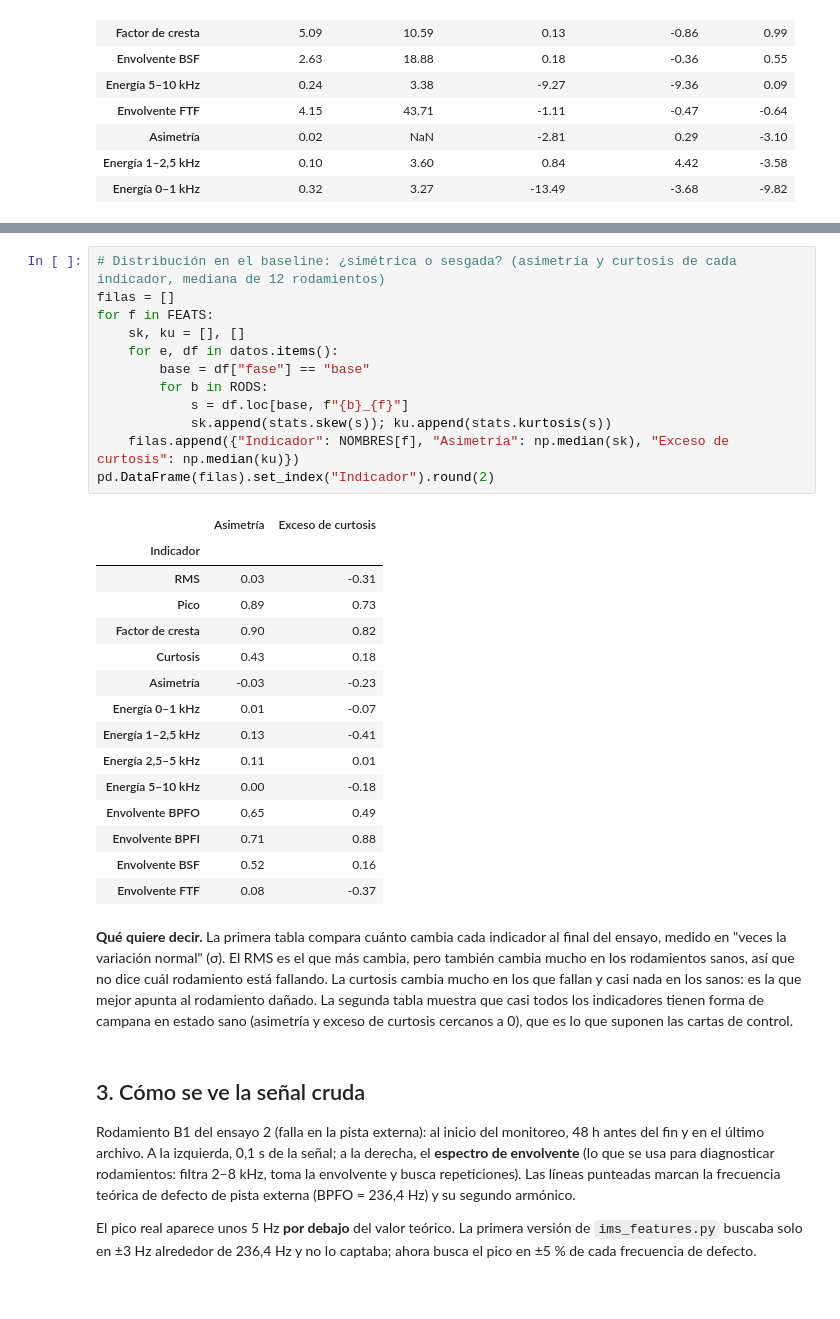
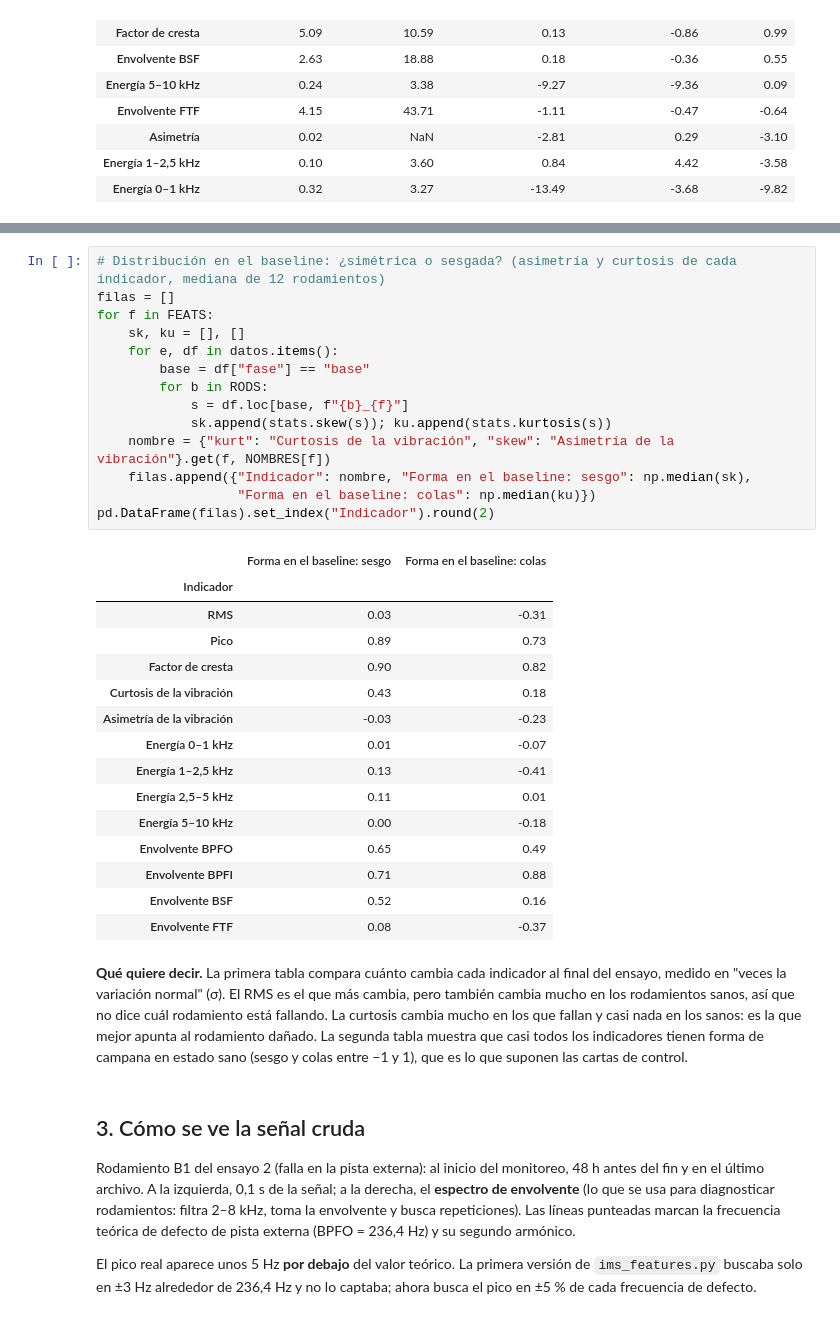
Before and after one commit to mcarocantillo/Mantenimiento-predictivo, a Jupyter notebook: eda_ims.ipynb, the cells around one changed output, grey strips where cells are left out. Drawn from its saved outputs; the diff is of its cells as text.

```diff
--- a/eda_ims.ipynb
+++ b/eda_ims.ipynb
@@ -320,23 +337,25 @@ perfil.sort_values("Separación (σ)", ascending=False).round(2)
 # %%
 # Distribución en el baseline: ¿simétrica o sesgada? (asimetría y curtosis de cada indicador, mediana de 12 rodamientos)
 filas = []
 for f in FEATS:
     sk, ku = [], []
     for e, df in datos.items():
         base = df["fase"] == "base"
         for b in RODS:
             s = df.loc[base, f"{b}_{f}"]
             sk.append(stats.skew(s)); ku.append(stats.kurtosis(s))
-    filas.append({"Indicador": NOMBRES[f], "Asimetría": np.median(sk), "Exceso de curtosis": np.median(ku)})
+    nombre = {"kurt": "Curtosis de la vibración", "skew": "Asimetría de la vibración"}.get(f, NOMBRES[f])
+    filas.append({"Indicador": nombre, "Forma en el baseline: sesgo": np.median(sk),
+                  "Forma en el baseline: colas": np.median(ku)})
 pd.DataFrame(filas).set_index("Indicador").round(2)
 # %% [output]
-|  | Asimetría | Exceso de curtosis |
+|  | Forma en el baseline: sesgo | Forma en el baseline: colas |
 | Indicador |  |  |
 | RMS | 0.03 | -0.31 |
 | Pico | 0.89 | 0.73 |
 | Factor de cresta | 0.90 | 0.82 |
-| Curtosis | 0.43 | 0.18 |
-| Asimetría | -0.03 | -0.23 |
+| Curtosis de la vibración | 0.43 | 0.18 |
+| Asimetría de la vibración | -0.03 | -0.23 |
 | Energía 0–1 kHz | 0.01 | -0.07 |
 | Energía 1–2,5 kHz | 0.13 | -0.41 |
 | Energía 2,5–5 kHz | 0.11 | 0.01 |
@@ -350,7 +369,7 @@ pd.DataFrame(filas).set_index("Indicador").round(2)
 variación normal" (σ). El RMS es el que más cambia, pero también cambia mucho en los rodamientos sanos, así que no dice
 cuál rodamiento está fallando. La curtosis cambia mucho en los que fallan y casi nada en los sanos: es la que mejor
 apunta al rodamiento dañado. La segunda tabla muestra que casi todos los indicadores tienen forma de campana en estado
-sano (asimetría y exceso de curtosis cercanos a 0), que es lo que suponen las cartas de control.
+sano (sesgo y colas entre −1 y 1), que es lo que suponen las cartas de control.
 # %% [markdown]
 ## 3. Cómo se ve la señal cruda
 
```
Also changed, not shown: parts of 1 cell of this notebook, 2 other files.
